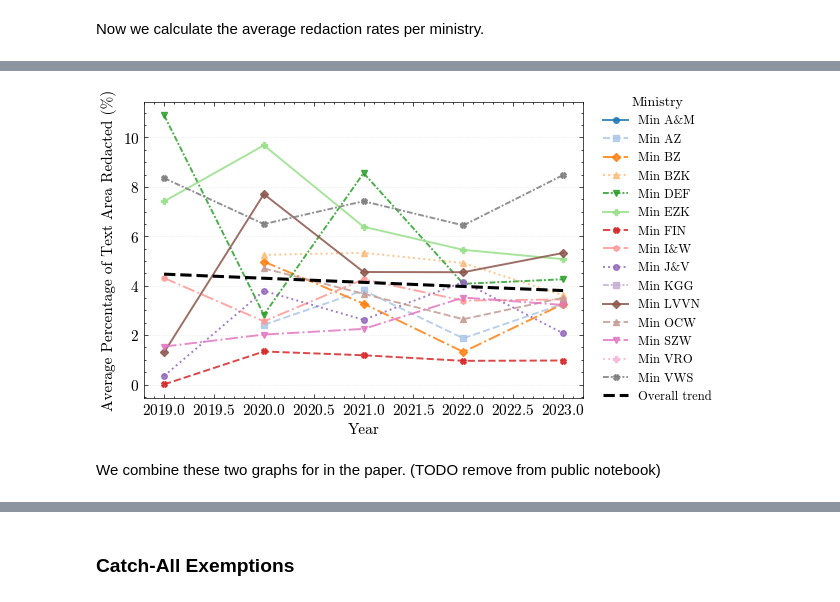
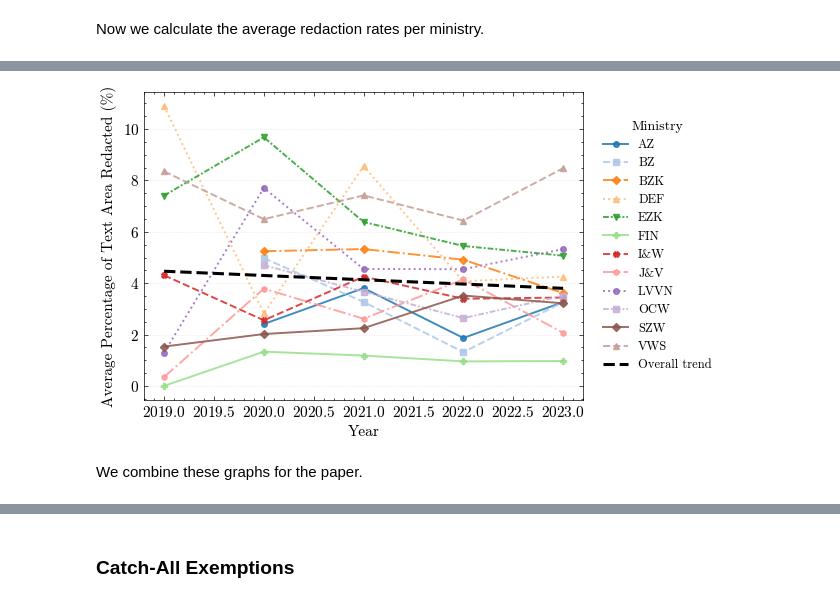
Before and after one commit to joszuijderwijk/shadows-of-transparency, a Jupyter notebook: SOT.ipynb, the cells around one changed output, grey strips where cells are left out. Saved outputs shown, nothing was run; the diff lists cells and outputs as text; code cells hidden in the pictures.

```diff
--- a/SOT.ipynb
+++ b/SOT.ipynb
@@ -460,9 +464,8 @@ dossier_sizes_global['dc_publisher_name'] = (
     .fillna(dossier_sizes_global['dc_publisher_name'])
 )
 
-valid_ministries = list(translation_dict.values())
 dossier_sizes_global = dossier_sizes_global[
-    dossier_sizes_global['dc_publisher_name'].isin(valid_ministries)
+    dossier_sizes_global['dc_publisher_name'].isin(VALID_MINISTRIES)
 ]
 
 # ---------------------------------------------------
@@ -490,12 +493,6 @@ percentages_global = (
 
 # Keep years >= 2018 to match your other figures
 percentages_global = percentages_global[percentages_global['year'] >= 2018]
-
-# ---------------------------------------------------
-# 5. Helper variables for plotting
-# ---------------------------------------------------
-ministries_global = sorted(percentages_global['dc_publisher_name'].unique())
-years_sorted_global = sorted(percentages_global['year'].unique())
 # %%
 # ======== FIGURE WITH TWO PANELS (COMPACT GLOBAL) ========
 fig, axes = plt.subplots(
@@ -522,7 +519,7 @@ ministry_handles_g = []
 ministry_labels_g = []
 
 # ---- LEFT PANEL: unusually small (GLOBAL) ----
-for i, ministry in enumerate(ministries_global):
+for i, ministry in enumerate(VALID_MINISTRIES):
     data = (
         percentages_global[
             percentages_global['dc_publisher_name'] == ministry
@@ -554,7 +551,7 @@ ax_small_g.yaxis.grid(True, linestyle=":", linewidth=0.8, alpha=0.5)
 ax_small_g.xaxis.grid(False)
 
 # ---- RIGHT PANEL: unusually large (GLOBAL) ----
-for i, ministry in enumerate(ministries_global):
+for i, ministry in enumerate(VALID_MINISTRIES):
     data = (
         percentages_global[
             percentages_global['dc_publisher_name'] == ministry
@@ -753,14 +749,14 @@ fig.show()
 # %%
 fig, ax = plt.subplots(figsize=(6.5, 3.8))
 
-ministries = sorted(yearly_stats["dc_publisher_name"].unique())
+#ministries = sorted(yearly_stats["dc_publisher_name"].unique())
 
 # Use a muted qualitative palette to reduce clutter
 colors = plt.cm.tab20.colors
 linestyles = ["-", "--", "-.", ":", (0, (3, 1, 1, 1))]
 markers = ["o", "s", "D", "^", "v", "P", "X", "h"]
 
-for i, ministry in enumerate(ministries):
+for i, ministry in enumerate(VALID_MINISTRIES):
     data = yearly_stats[yearly_stats["dc_publisher_name"] == ministry].sort_values("year")
     ax.plot(
         data["year"],
@@ -913,7 +909,7 @@ redaction_by_ministry_year_filtered = redaction_by_ministry_year[redaction_by_mi
 fig = go.Figure()
 
 # Plot a line for each ministry
-for ministry in sorted(redaction_by_ministry_year_filtered['dc_publisher_name'].unique()):
+for ministry in VALID_MINISTRIES:
     ministry_data = redaction_by_ministry_year_filtered[
         redaction_by_ministry_year_filtered['dc_publisher_name'] == ministry
     ].sort_values('dc_date_year')
@@ -953,14 +949,12 @@ redaction_by_ministry_year_filtered = redaction_by_ministry_year[
 
 fig, ax = plt.subplots(figsize=(6.5, 3.8))  # column-width figure
 
-ministries = sorted(redaction_by_ministry_year_filtered["dc_publisher_name"].unique())
-
 colors = plt.cm.tab20.colors
 linestyles = ["-", "--", "-.", ":", (0, (3, 1, 1, 1))]
 markers = ["o", "s", "D", "^", "v", "P", "X", "h"]
 
 # ======== PLOT EACH MINISTRY ========
-for i, ministry in enumerate(ministries):
+for i, ministry in enumerate(VALID_MINISTRIES):
     mdata = (
         redaction_by_ministry_year_filtered[
             redaction_by_ministry_year_filtered["dc_publisher_name"] == ministry
@@ -969,7 +963,7 @@ for i, ministry in enumerate(ministries):
     )
 
     ax.plot(
-        mdata["dc_date_year"],
+        mdata["dc_date_year"].astype(int),
         mdata["avg_pct_text_area_redacted"],
         color=colors[i % len(colors)],
         linestyle=linestyles[i % len(linestyles)],
@@ -994,48 +988,47 @@ avg_redacted = pd.to_numeric(overall["avg_pct_text_area_redacted"], errors="coer
 
 mask = years.notna() & avg_redacted.notna()
 
-# Force float dtype so polyfit is happy
-x = years[mask].astype(float).to_numpy()
+x = years[mask].astype(int).to_numpy()
 y = avg_redacted[mask].astype(float).to_numpy()
 
 if x.size >= 2:
-    slope, intercept = np.polyfit(x, y, 1)
+    slope, intercept = np.polyfit(x.astype(float), y, 1)
     trend_y = slope * x + intercept
 
     ax.plot(
         x,
         trend_y,
         color="black",
         linewidth=2.2,
         linestyle="--",
         label="Overall trend",
     )
 
 
 # ======== LABELS & GRID ========
 ax.set_xlabel("Year")
 ax.set_ylabel("Average Percentage of Text Area Redacted (%)")
 
 ax.yaxis.grid(True, linestyle=":", alpha=0.35)
 ax.xaxis.grid(False)
 
 # ======== LEGEND ========
 ax.legend(
     loc="center left",
     bbox_to_anchor=(1.02, 0.5),
     frameon=False,
     fontsize=9,
     title="Ministry",
     title_fontsize=10,
 )
 
 fig.tight_layout()
-save_figure("redaction_ministry_over_time.png", bbox_inches='tight')
+save_figure("redaction_ministry_over_time.png", bbox_inches="tight")
 plt.show()
 # %% [output]
-[figure, old version]
+[figure, new version]
 # %% [markdown]
-We combine these two graphs for in the paper. (TODO remove from public notebook)
+We combine these graphs for the paper.
 # %%
 # Combine FAIRIscore and Excessive Redaction in one figure with a shared legend
 
```
Also changed, not shown: parts of 20 cells of this notebook, 2 other files.
